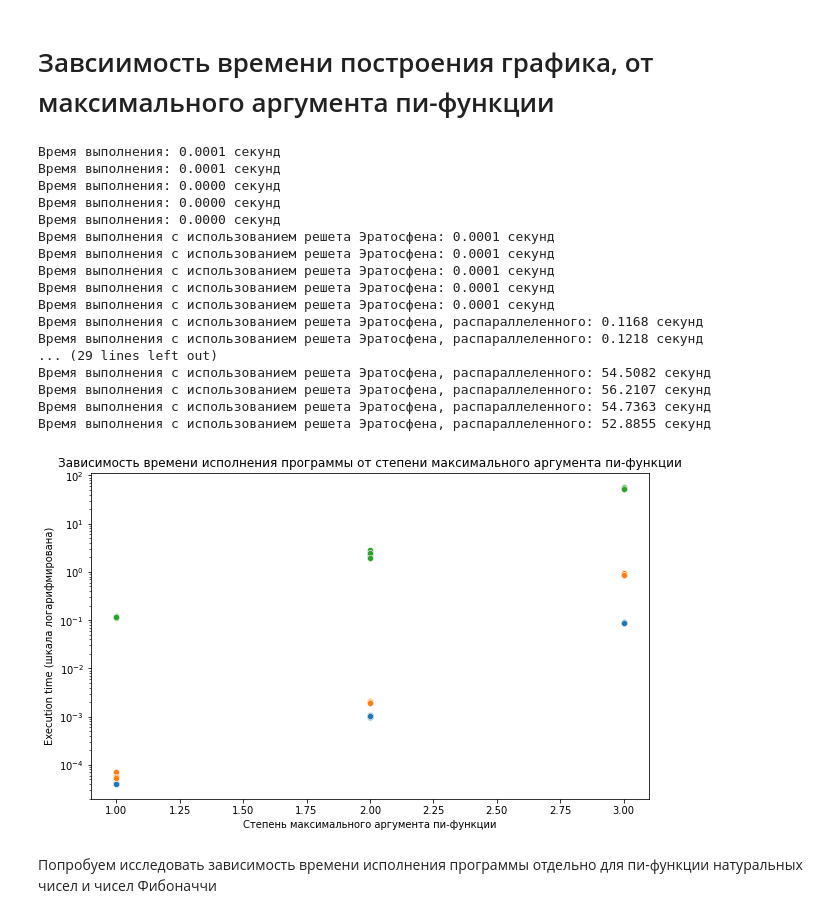
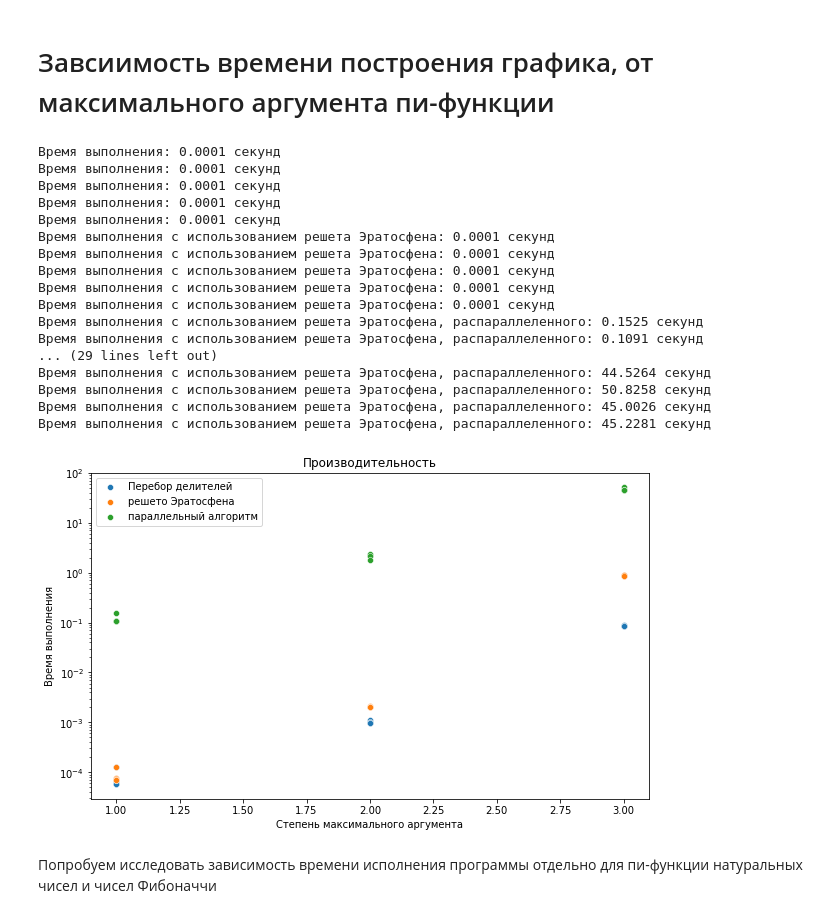
Before and after one commit to Twickitt/Pi-function-of-Fibonacci-and-Tribonacci-Nentrabonacci, a Jupyter notebook: Fibonacci_pi_func.ipynb, the cells around one changed output. Drawn from its saved outputs; the diff is of its cells as text; code cells hidden in the pictures.

```diff
--- a/Fibonacci_pi_func.ipynb
+++ b/Fibonacci_pi_func.ipynb
@@ -463,47 +527,61 @@ def plot_execution_time(deg_max):
         ex_time_Eratosphene_paralleled.append(ex_t_4)
         ex_time_Eratosphene_paralleled.append(ex_t_5)
 
+    #i = deg_max + 1
+    #deg.append(i)
+    #ex_t_1 = pi_func_plot_time_measure(i)
+    #ex_time.append(ex_t_1)
+    #ex_t_1 = pi_func_plot_time_measure_Eratosphene(i)
+    #ex_time_Eratosphene.append(ex_t_1)
+    #ex_t_1 = pi_func_plot_time_measure_Eratosphene_paralleled(i)
+    #ex_time_Eratosphene_paralleled.append(ex_t_1)
+
+
     data = pd.DataFrame({
     'deg x': deg,
     'Execution_time': ex_time,
     'Execution_time_Eratosphene': ex_time_Eratosphene,
     'Execution_time_Eratosphene_paralleled': ex_time_Eratosphene_paralleled
 
     })
 
+
     plt.figure(figsize=(10, 6))
     sns.scatterplot(data=data, x='deg x', y='Execution_time')
     sns.scatterplot(data=data, x='deg x', y='Execution_time_Eratosphene')
     sns.scatterplot(data=data, x='deg x', y='Execution_time_Eratosphene_paralleled')
+    plt.legend(["Перебор делителей", "решето Эратосфена", "параллельный алгоритм"])
 
     plt.yscale('log')
 
-    plt.title('Зависимость времени исполнения программы от степени максимального аргумента пи-функции')
-    plt.xlabel('Степень максимального аргумента пи-функции')
-    plt.ylabel('Execution time (шкала логарифмирована)')
+    plt.title('Производительность')
+    plt.xlabel('Степень максимального аргумента')
+    plt.ylabel('Время выполнения')
 
     plt.show()
 
-plot_execution_time(3)
+    return data
+
+data = plot_execution_time(3)# Осталось только запустить
 # %% [output]
 Время выполнения: 0.0001 секунд
 Время выполнения: 0.0001 секунд
-Время выполнения: 0.0000 секунд
-Время выполнения: 0.0000 секунд
-Время выполнения: 0.0000 секунд
+Время выполнения: 0.0001 секунд
+Время выполнения: 0.0001 секунд
+Время выполнения: 0.0001 секунд
 Время выполнения с использованием решета Эратосфена: 0.0001 секунд
 Время выполнения с использованием решета Эратосфена: 0.0001 секунд
 Время выполнения с использованием решета Эратосфена: 0.0001 секунд
 Время выполнения с использованием решета Эратосфена: 0.0001 секунд
 Время выполнения с использованием решета Эратосфена: 0.0001 секунд
-Время выполнения с использованием решета Эратосфена, распараллеленного: 0.1168 секунд
-Время выполнения с использованием решета Эратосфена, распараллеленного: 0.1218 секунд
+Время выполнения с использованием решета Эратосфена, распараллеленного: 0.1525 секунд
+Время выполнения с использованием решета Эратосфена, распараллеленного: 0.1091 секунд
 ... (29 lines left out)
-Время выполнения с использованием решета Эратосфена, распараллеленного: 54.5082 секунд
-Время выполнения с использованием решета Эратосфена, распараллеленного: 56.2107 секунд
-Время выполнения с использованием решета Эратосфена, распараллеленного: 54.7363 секунд
-Время выполнения с использованием решета Эратосфена, распараллеленного: 52.8855 секунд
+Время выполнения с использованием решета Эратосфена, распараллеленного: 44.5264 секунд
+Время выполнения с использованием решета Эратосфена, распараллеленного: 50.8258 секунд
+Время выполнения с использованием решета Эратосфена, распараллеленного: 45.0026 секунд
+Время выполнения с использованием решета Эратосфена, распараллеленного: 45.2281 секунд
-[figure, old version]
+[figure, new version]
 # %% [markdown]
 Попробуем исследовать зависимость времени исполнения программы отдельно для пи-функции натуральных чисел и чисел Фибоначчи
 # %% [markdown]
```
Also changed, not shown: parts of 3 cells of this notebook.
